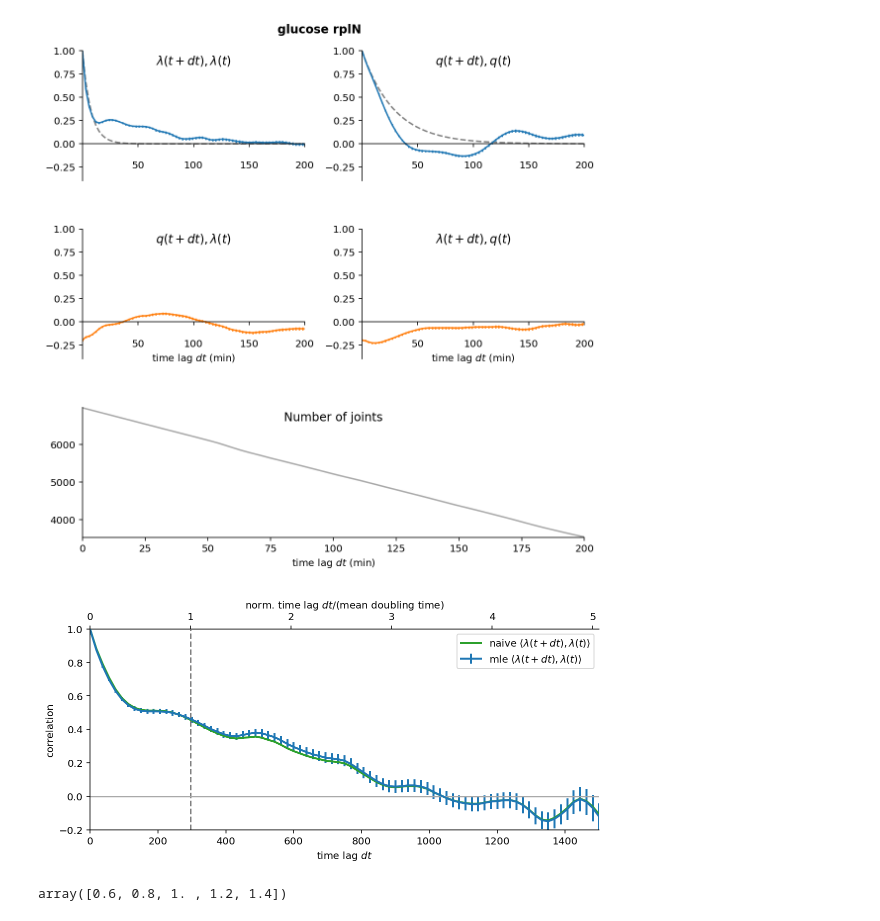
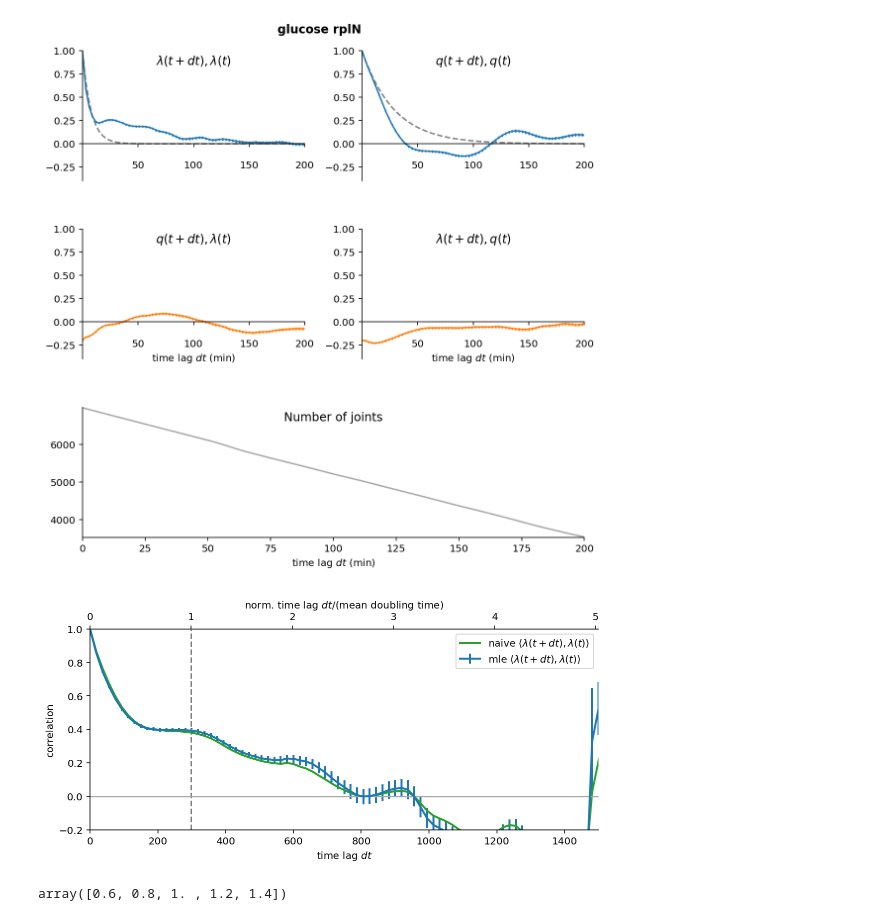
Before and after one commit to bjks/gfp_gaussian_process, a Jupyter notebook: python_src/plot_correlations_from_npz.ipynb, the cells around one changed output. Cells and saved outputs as stored; diff of their text form; code cells hidden in the pictures.

```diff
--- a/python_src/plot_correlations_from_npz.ipynb
+++ b/python_src/plot_correlations_from_npz.ipynb
@@ -568,10 +568,10 @@ for k in corr_dict.keys():
 # %% [output]
 [figure]
 # %%
-plot_xy_correlation(corr_dict["acetate_rplN"], "l(t+dt)", "l(t)", ylim=[-0.2, 1], xlim=[0, 1500],
-                mean_lambda=mean_lambdas["acetate_rplN"])
+plot_xy_correlation(corr_dict["acetate_hi1"], "l(t+dt)", "l(t)", ylim=[-0.2, 1], xlim=[0, 1500],
+                mean_lambda=mean_lambdas["acetate_hi1"])
 # %% [output]
-[figure, old version]
+[figure, new version]
 # %%
 dts = np.arange(0, 4, 0.2)
 
```
Also changed, not shown: 4 other files.
